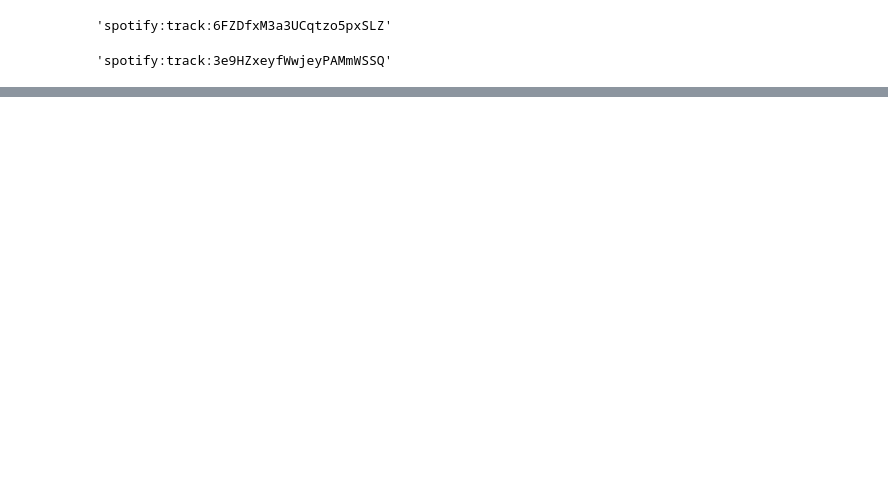
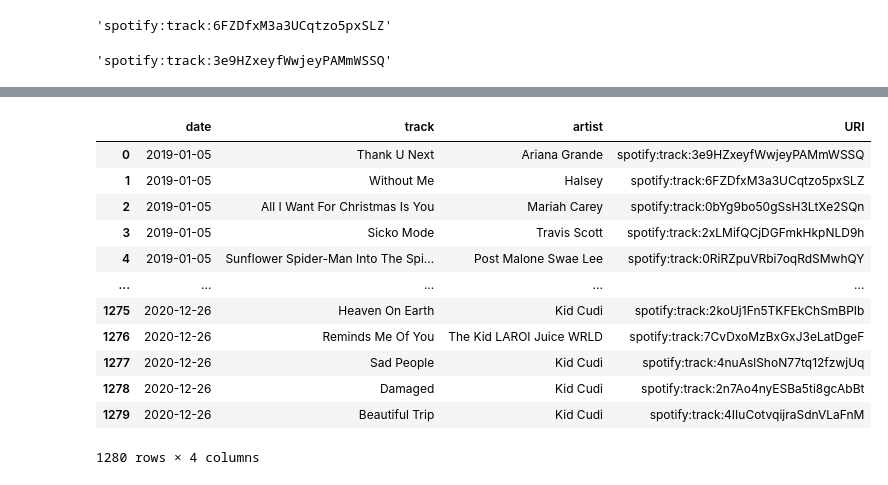
Before and after one commit to kudzuweb/pandemic-at-the-disco, a Jupyter notebook: notebooks/spotify_API_access.ipynb, the cells around one changed output, grey strips where cells are left out. Cells and saved outputs as stored; diff of their text form; code cells hidden in the pictures; blank space fills up the shorter version.

```diff
--- a/notebooks/spotify_API_access.ipynb
+++ b/notebooks/spotify_API_access.ipynb
@@ -31,15 +34,32 @@ query_header
 # %%
 # function to retrieve URI given the track and artist name
+#def getURI(track, artist):
+ #   SEARCH_URL = "https://api.spotify.com/v1/search"
+  #  params = {
+   #     'q': f"track:{track} artist:{artist}",
+    #    'type': "track"
+   # }
+    #response = requests.get(SEARCH_URL, params = params, headers = query_header)
+    #testresult = response.json()['tracks']['items']
+    #URI= response.json()['tracks']['items'][0]['uri']
+    #return URI
+
 def getURI(track, artist):
     SEARCH_URL = "https://api.spotify.com/v1/search"
     params = {
         'q': f"track:{track} artist:{artist}",
         'type': "track"
     }
+
+
     response = requests.get(SEARCH_URL, params = params, headers = query_header)
-    testresult = response.json()['tracks']['items']
-    URI= response.json()['tracks']['items'][0]['uri']
-    return URI
+    if len(response.json()['tracks']['items']) > 0:
+
+        testresult = response.json()['tracks']['items']
+        URI= response.json()['tracks']['items'][0]['uri']
+        return URI
+    print('Oops! ', track, ' ', artist)
+    return None
 # %%
 #testing getURI function
 track = 'Without Me'
@@ -53,2 +74,6 @@ getURI(track, artist)
 # %% [output]
 'spotify:track:3e9HZxeyfWwjeyPAMmWSSQ'
+# %%
+#import nodupes CSV /Users/mauriaparker/Documents/NSS_Projects/Solo/pandemic-at-the-disco
+nd = pd.read_csv(r"../data/nodupesBillboard1920.csv")
+nd
@@ -54,0 +94,11 @@ getURI(track, artist)
+# %%
+#loop to run getURI over the nodupes tracklist
+URIlist = []
+
+for index,row in nd.iterrows():
+    track = row['track']
+    artist = row['artist']
+    print(track, artist)
+    URI = getURI(track.strip(), artist.strip())
+    URIlist.append(URI)
+    print(index)
@@ -54,0 +123,17 @@ getURI(track, artist)
+# %%
+nd['URI'] = URIlist[:1280]
+nd
+# %% [output]
+|  | date | track | artist | URI |
+| 0 | 2019-01-05 | Thank U Next | Ariana Grande | spotify:track:3e9HZxeyfWwjeyPAMmWSSQ |
+| 1 | 2019-01-05 | Without Me | Halsey | spotify:track:6FZDfxM3a3UCqtzo5pxSLZ |
+| 2 | 2019-01-05 | All I Want For Christmas Is You | Mariah Carey | spotify:track:0bYg9bo50gSsH3LtXe2SQn |
+| 3 | 2019-01-05 | Sicko Mode | Travis Scott | spotify:track:2xLMifQCjDGFmkHkpNLD9h |
+| 4 | 2019-01-05 | Sunflower Spider-Man Into The Spi... | Post Malone Swae Lee | spotify:track:0RiRZpuVRbi7oqRdSMwhQY |
+| ... | ... | ... | ... | ... |
+| 1275 | 2020-12-26 | Heaven On Earth | Kid Cudi | spotify:track:2koUj1Fn5TKFEkChSmBPIb |
+| 1276 | 2020-12-26 | Reminds Me Of You | The Kid LAROI Juice WRLD | spotify:track:7CvDxoMzBxGxJ3eLatDgeF |
+| 1277 | 2020-12-26 | Sad People | Kid Cudi | spotify:track:4nuAslShoN77tq12fzwjUq |
+| 1278 | 2020-12-26 | Damaged | Kid Cudi | spotify:track:2n7Ao4nyESBa5ti8gcAbBt |
+| 1279 | 2020-12-26 | Beautiful Trip | Kid Cudi | spotify:track:4IIuCotvqijraSdnVLaFnM |
+1280 rows × 4 columns
```
Also changed, not shown: parts of 8 cells of this notebook, 1 other file.
